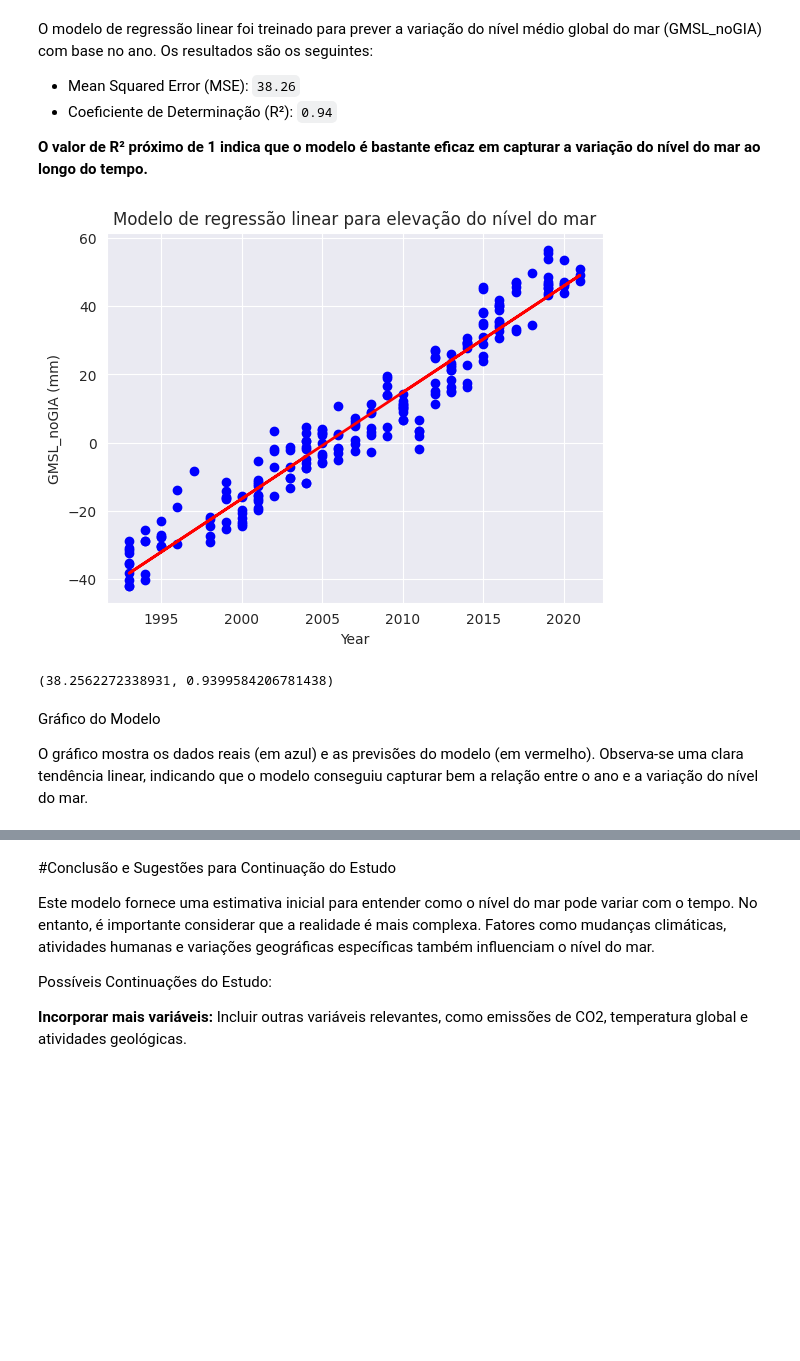
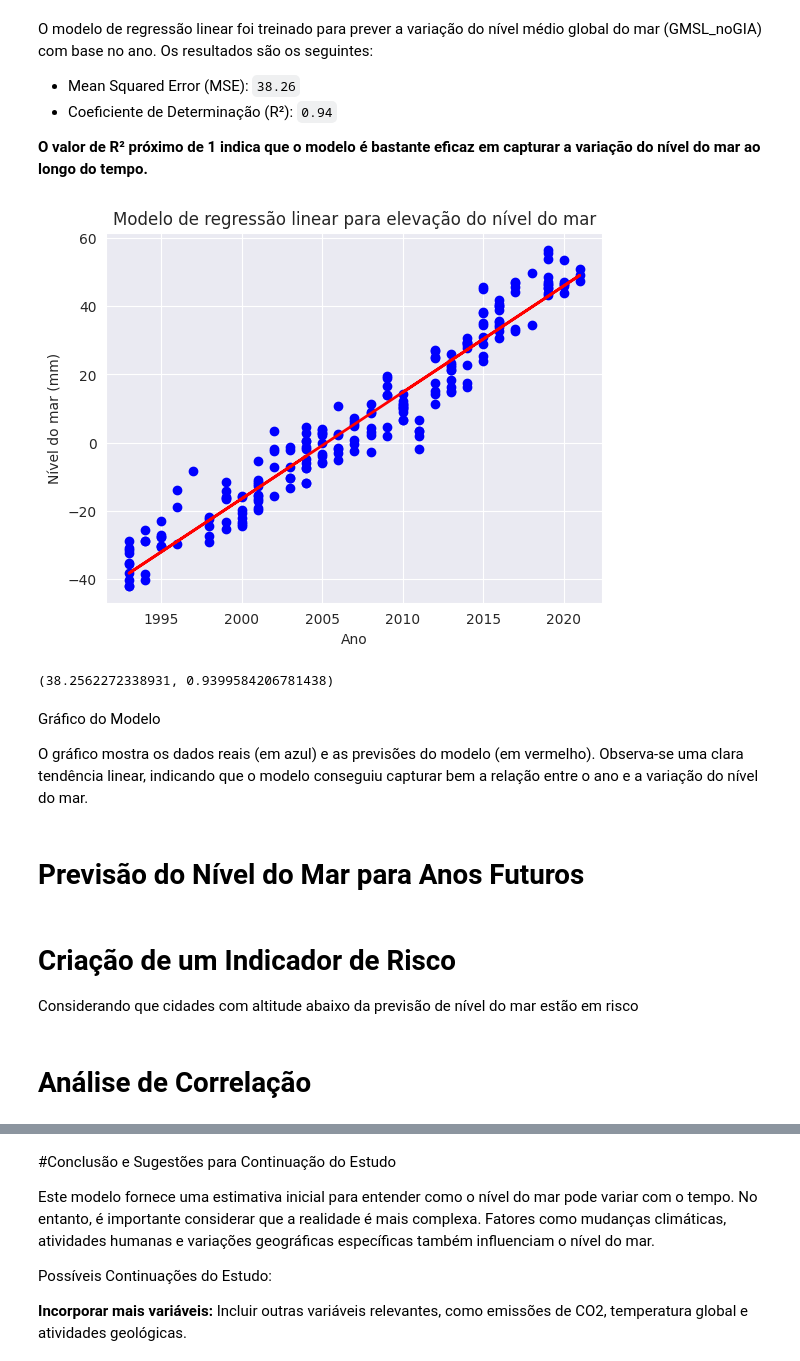
Before and after one commit to castrokelly/eEDB-001-2023-4, a Jupyter notebook: Cidades_Submersas.ipynb, the cells around one changed output, grey strips where cells are left out. Saved outputs shown, nothing was run; the diff lists cells and outputs as text; code cells hidden in the pictures; blank space fills up the shorter version.

```diff
--- a/Cidades_Submersas.ipynb
+++ b/Cidades_Submersas.ipynb
@@ -287,3 +273,6 @@ y = sea_level['GMSL_noGIA']
+# %%
+X = sea_level_df_cleaned[['Year']]
+y = sea_level_df_cleaned['MeanSeaLevel']
 # %%
 # Dividindo os dados em conjuntos de treino e teste
 X_train, X_test, y_train, y_test = train_test_split(X, y, test_size=0.2, random_state=0)
@@ -311,17 +300,19 @@ O modelo de regressão linear foi treinado para prever a variação do nível m
 # %%
 # Plotando os resultados
 plt.scatter(X_test, y_test, color='blue')
 plt.plot(X_test, y_pred, color='red', linewidth=2)
-plt.xlabel('Year')
-plt.ylabel('GMSL_noGIA (mm)')
+plt.xlabel('Ano')
+plt.ylabel('Nível do mar (mm)')
 plt.title('Modelo de regressão linear para elevação do nível do mar')
 plt.show()
 
 mse, r2
 # %% [output]
-[figure, old version]
+[figure, new version]
 (38.2562272338931, 0.9399584206781438)
 # %% [markdown]
 Gráfico do Modelo
 
 O gráfico mostra os dados reais (em azul) e as previsões do modelo (em vermelho). Observa-se uma clara tendência linear, indicando que o modelo conseguiu capturar bem a relação entre o ano e a variação do nível do mar.
+# %% [markdown]
+# Previsão do Nível do Mar para Anos Futuros
@@ -327,0 +322,3 @@ O gráfico mostra os dados reais (em azul) e as previsões do modelo (em vermelh
+# %% [markdown]
+# Criação de um Indicador de Risco
+Considerando que cidades com altitude abaixo da previsão de nível do mar estão em risco
@@ -327,0 +328,2 @@ O gráfico mostra os dados reais (em azul) e as previsões do modelo (em vermelh
+# %% [markdown]
+# Análise de Correlação
```
Also changed, not shown: parts of 16 cells of this notebook.
